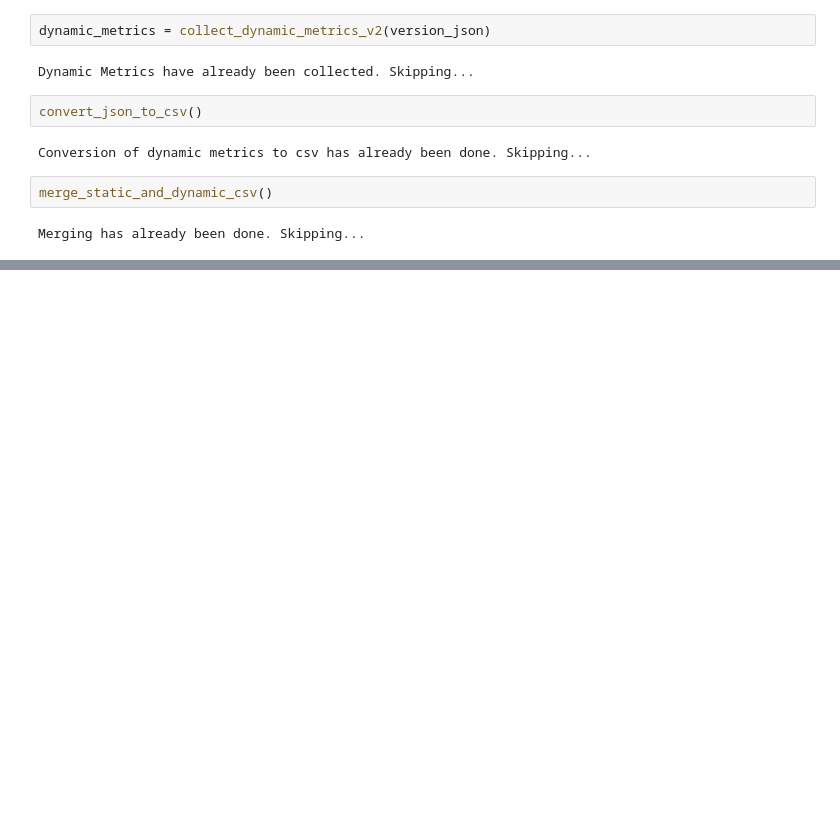
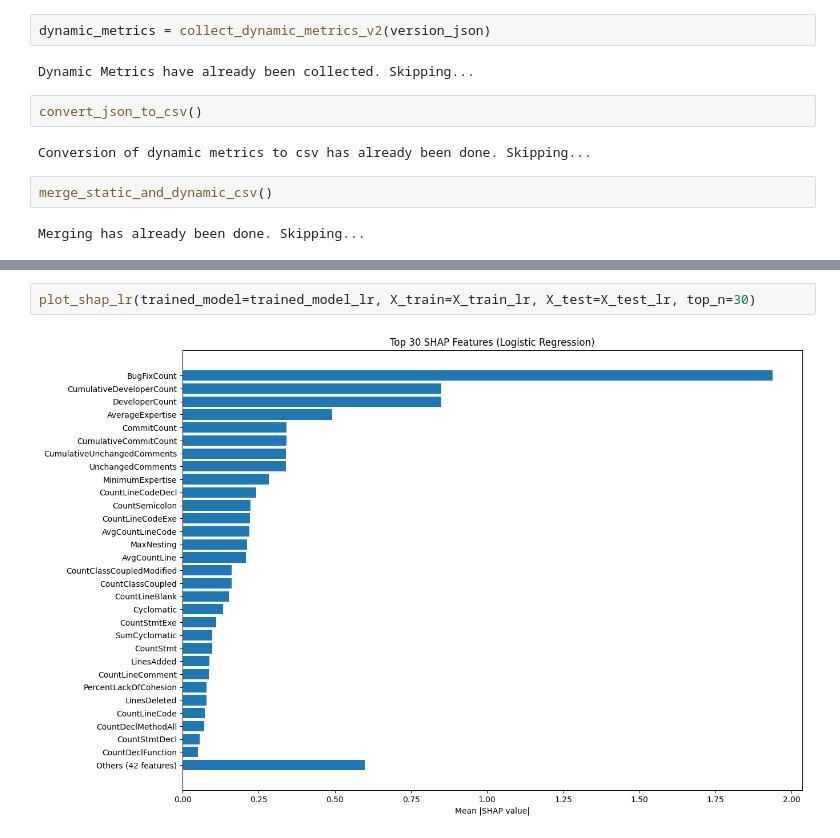
Before and after one commit to Dhexia/MGL869-Proj-Hive, a Jupyter notebook: src/proj.ipynb, the cells around one changed output, grey strips where cells are left out. Cells and saved outputs as stored; diff of their text form; blank space fills up the shorter version.

```diff
--- a/src/proj.ipynb
+++ b/src/proj.ipynb
@@ -142,0 +297,4 @@ Merging has already been done. Skipping...
+# %%
+plot_shap_lr(trained_model=trained_model_lr, X_train=X_train_lr, X_test=X_test_lr, top_n=30)
+# %% [output]
+[figure, added]
```
Also changed, not shown: parts of 32 cells of this notebook, 10 other files.
